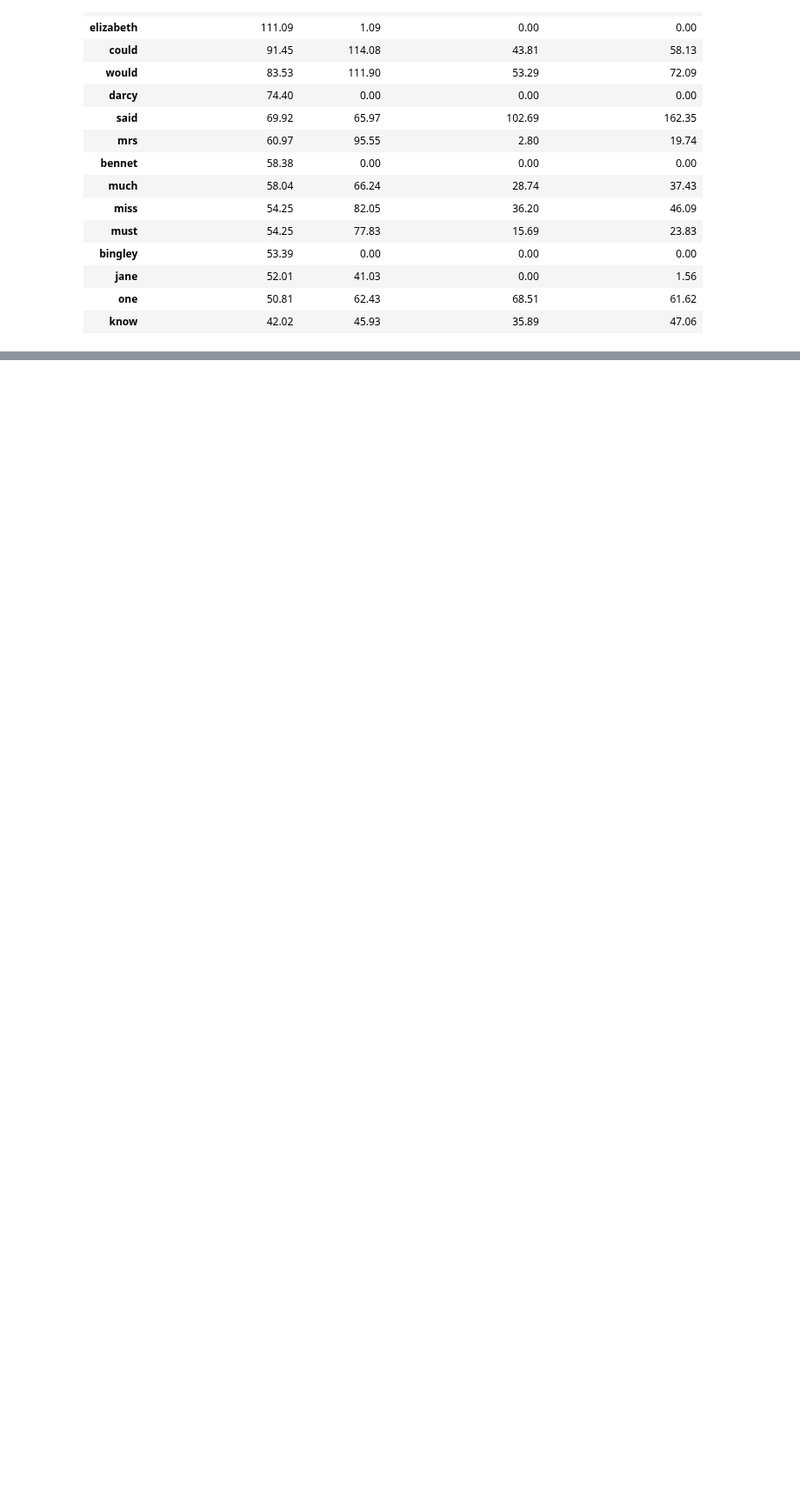
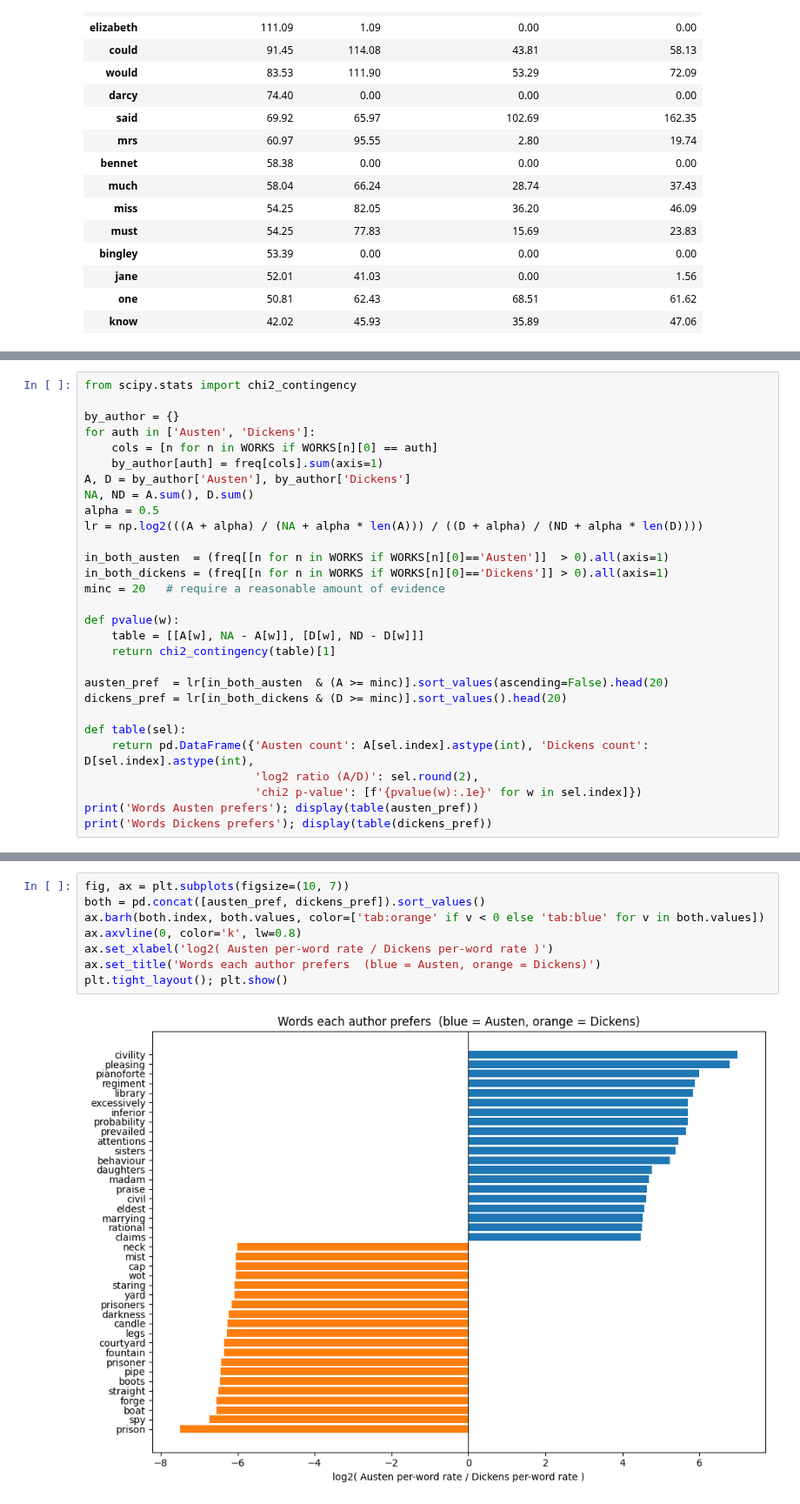
Before and after one commit to utk-cs445-fall26/MiniProject1, a Jupyter notebook: ccolli78.ipynb, the cells around one changed output, grey strips where cells are left out. Shown at 87% size. Saved outputs shown, nothing was run; the diff lists cells and outputs as text; blank space fills up the shorter version.

```diff
--- a/ccolli78.ipynb
+++ b/ccolli78.ipynb
@@ -121,0 +214,29 @@ per10k.round(2).sort_values(list(WORKS)[0], ascending=False).head(15)
+# %%
+from scipy.stats import chi2_contingency
+
+by_author = {}
+for auth in ['Austen', 'Dickens']:
+    cols = [n for n in WORKS if WORKS[n][0] == auth]
+    by_author[auth] = freq[cols].sum(axis=1)
+A, D = by_author['Austen'], by_author['Dickens']
+NA, ND = A.sum(), D.sum()
+alpha = 0.5
+lr = np.log2(((A + alpha) / (NA + alpha * len(A))) / ((D + alpha) / (ND + alpha * len(D))))
+
+in_both_austen  = (freq[[n for n in WORKS if WORKS[n][0]=='Austen']]  > 0).all(axis=1)
+in_both_dickens = (freq[[n for n in WORKS if WORKS[n][0]=='Dickens']] > 0).all(axis=1)
+minc = 20   # require a reasonable amount of evidence
+
+def pvalue(w):
+    table = [[A[w], NA - A[w]], [D[w], ND - D[w]]]
+    return chi2_contingency(table)[1]
+
+austen_pref  = lr[in_both_austen  & (A >= minc)].sort_values(ascending=False).head(20)
+dickens_pref = lr[in_both_dickens & (D >= minc)].sort_values().head(20)
+
+def table(sel):
+    return pd.DataFrame({'Austen count': A[sel.index].astype(int), 'Dickens count': D[sel.index].astype(int),
+                         'log2 ratio (A/D)': sel.round(2),
+                         'chi2 p-value': [f'{pvalue(w):.1e}' for w in sel.index]})
+print('Words Austen prefers'); display(table(austen_pref))
+print('Words Dickens prefers'); display(table(dickens_pref))
@@ -121,0 +280,10 @@ per10k.round(2).sort_values(list(WORKS)[0], ascending=False).head(15)
+# %%
+fig, ax = plt.subplots(figsize=(10, 7))
+both = pd.concat([austen_pref, dickens_pref]).sort_values()
+ax.barh(both.index, both.values, color=['tab:orange' if v < 0 else 'tab:blue' for v in both.values])
+ax.axvline(0, color='k', lw=0.8)
+ax.set_xlabel('log2( Austen per-word rate / Dickens per-word rate )')
+ax.set_title('Words each author prefers  (blue = Austen, orange = Dickens)')
+plt.tight_layout(); plt.show()
+# %% [output]
+[figure, added]
```
Also changed, not shown: parts of 10 cells of this notebook.
